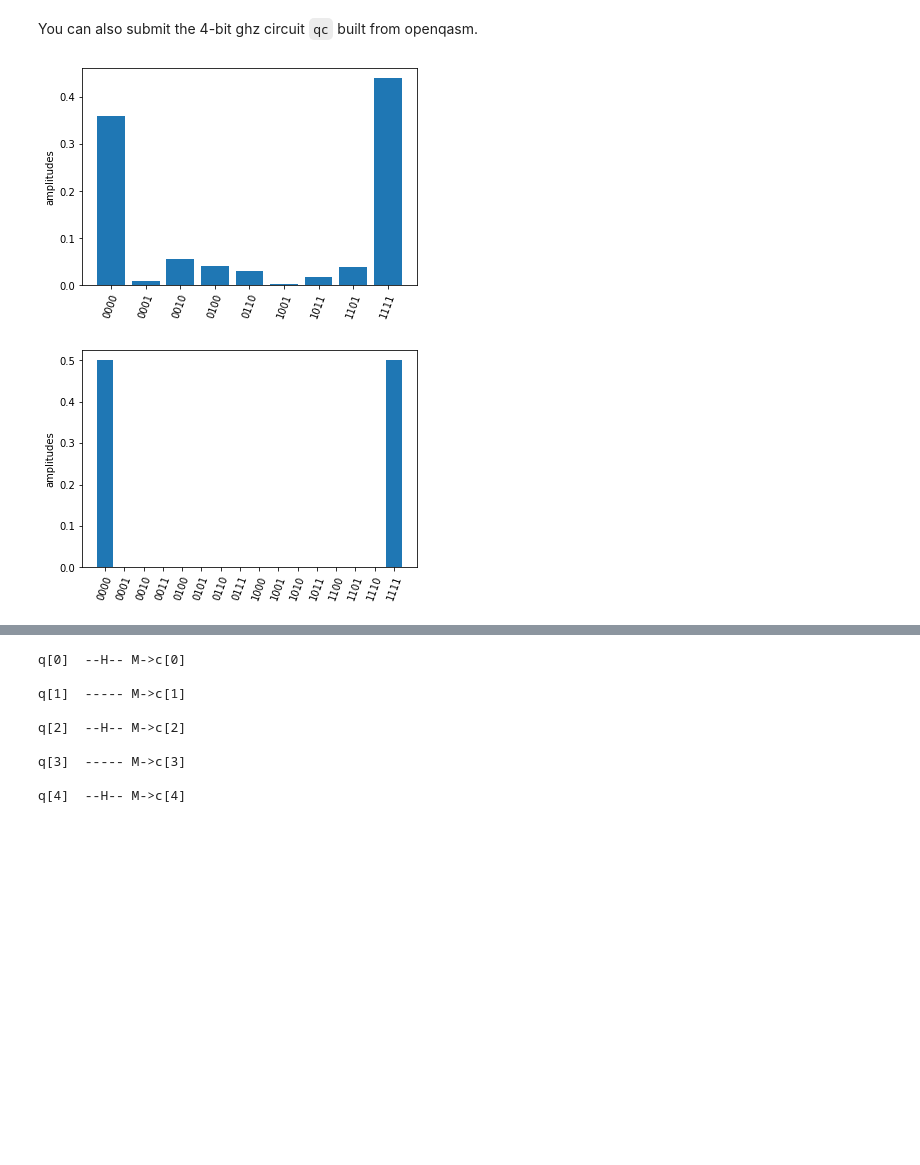
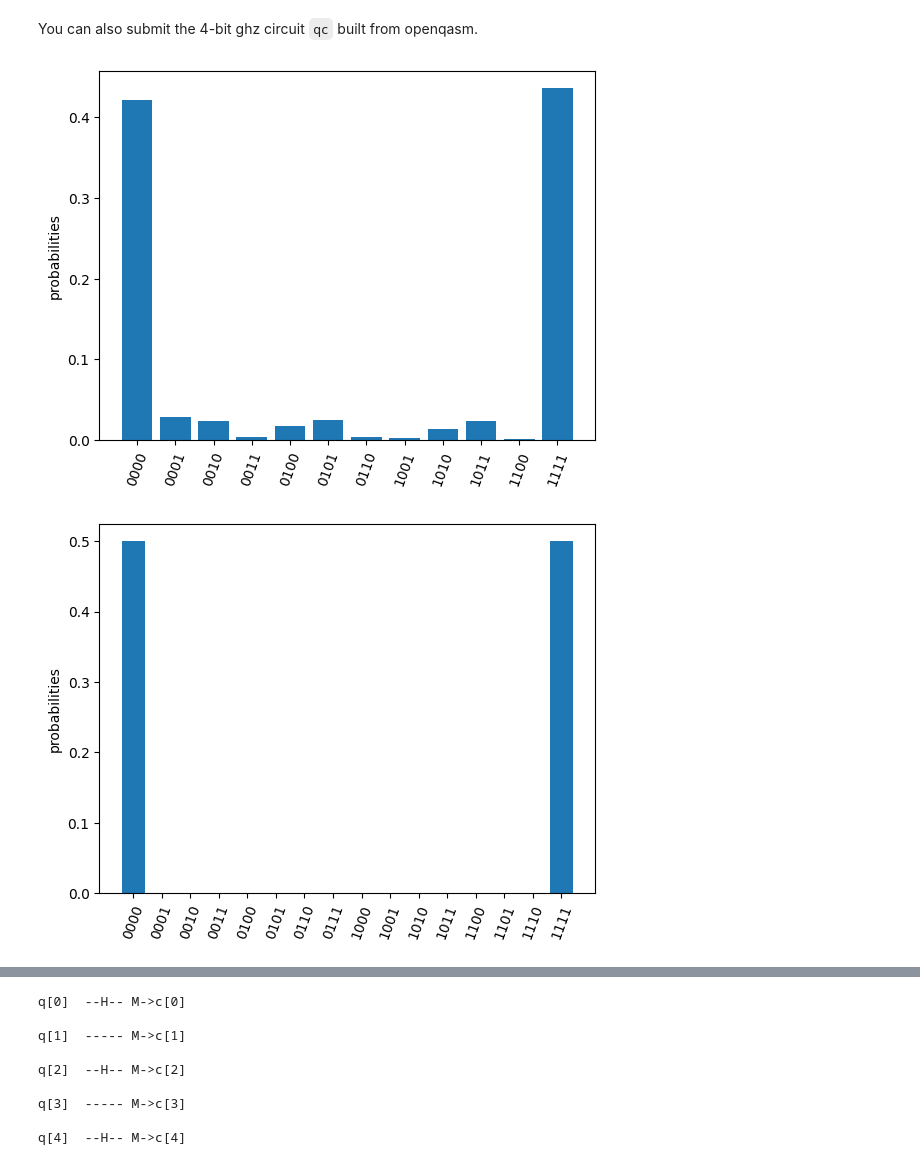
Before and after one commit to ScQ-Cloud/scq-cloud.github.io, a Jupyter notebook: index.ipynb, the cells around one changed output, grey strips where cells are left out. Saved outputs shown, nothing was run; the diff lists cells and outputs as text; code cells hidden in the pictures; blank space fills up the shorter version.

```diff
--- a/index.ipynb
+++ b/index.ipynb
@@ -117,11 +115,11 @@ simu_res.plot_amplitudes(full=True)
 You can also submit the 4-bit ghz circuit `qc` built from openqasm.
 # %%
 res = task.send(qc)
-res.plot_amplitudes()
+res.plot_probabilities()
 
 simu_res = simulate(qc)
-simu_res.plot_amplitudes(full=True)
+simu_res.plot_probabilities(full=True)
 # %% [output]
-[figure, old version]
+[figure, new version]
-[figure, old version]
+[figure, new version]
 # %% [markdown]
```
Also changed, not shown: parts of 13 cells of this notebook, 12 other files.
